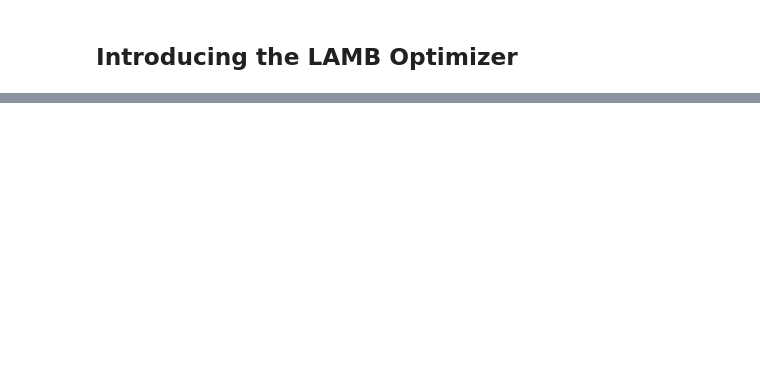
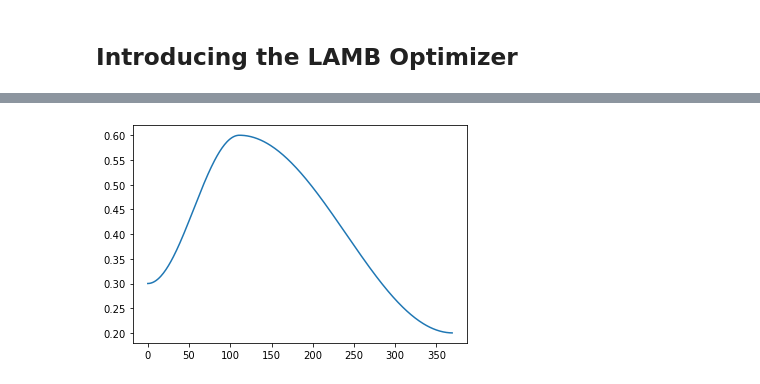
Before and after one commit to bachaudhry/fastai_test_implement, a Jupyter notebook: pytorch_NN_mechanics/06_Optimizers_tweaking.ipynb, the cells around one changed output, grey strips where cells are left out. Saved outputs shown, nothing was run; the diff lists cells and outputs as text; code cells hidden in the pictures; blank space fills up the shorter version.

```diff
--- a/pytorch_NN_mechanics/06_Optimizers_tweaking.ipynb
+++ b/pytorch_NN_mechanics/06_Optimizers_tweaking.ipynb
@@ -504,0 +623,4 @@ run.recorder.plot_lr()
+# %%
+run.recorder.plot_lr()
+# %% [output]
+[figure, added]
```
Also changed, not shown: parts of 25 cells of this notebook.
